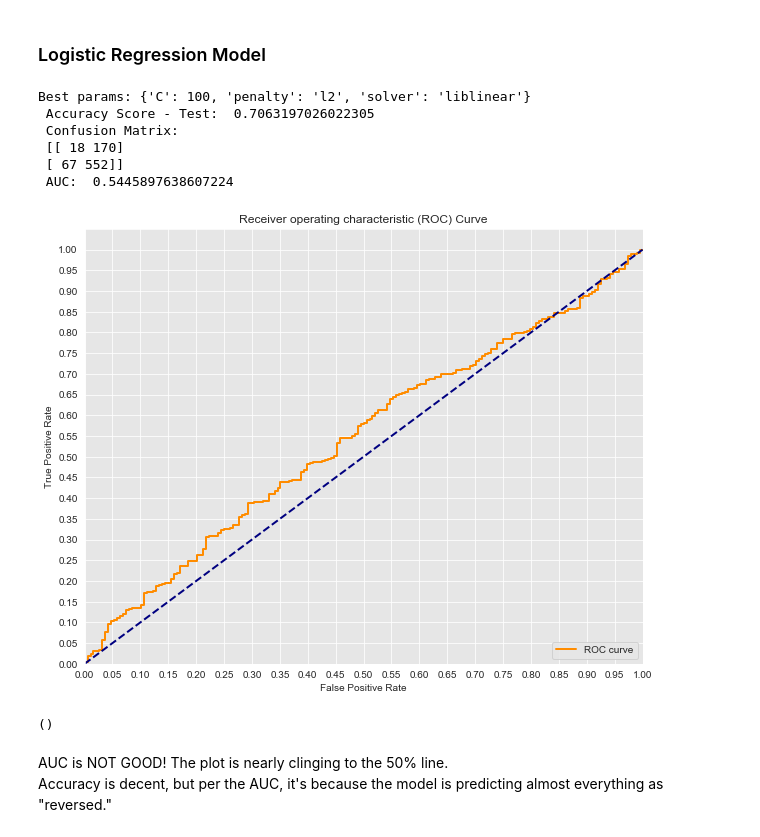
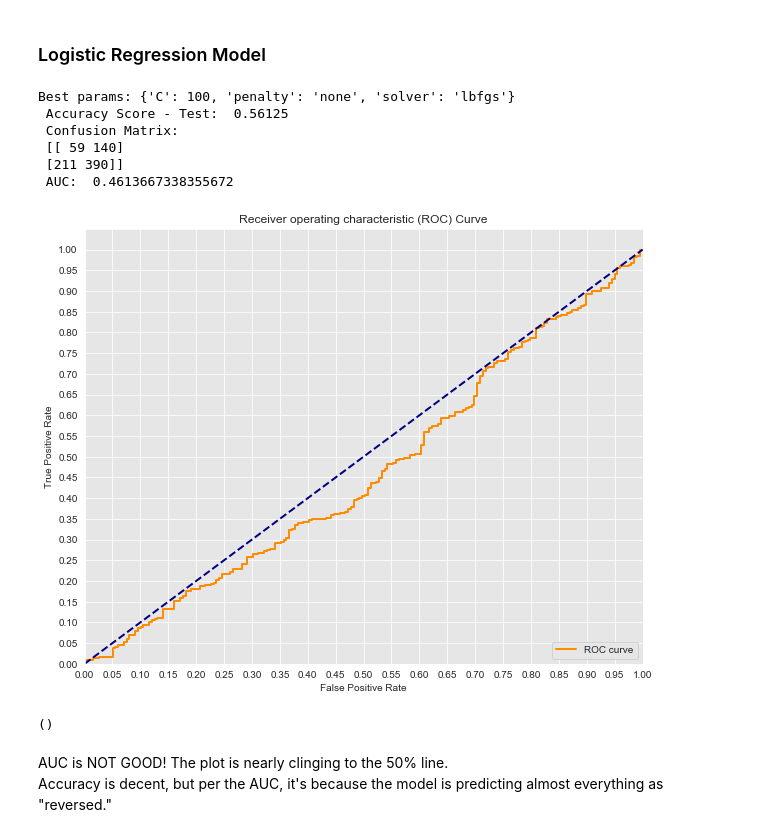
Before and after one commit to jnels13/NC_Litigation_Predictor, a Jupyter notebook: Litigation_Predictor.ipynb, the cells around one changed output. Saved outputs shown, nothing was run; the diff lists cells and outputs as text; code cells hidden in the pictures.

```diff
--- a/Litigation_Predictor.ipynb
+++ b/Litigation_Predictor.ipynb
@@ -121,0 +105,5 @@ X.shape
+# %%
+# Either/Or of the following two:
+X_gd = pd.get_dummies(X)
+ohe = OneHotEncoder(handle_unknown='ignore')
+X_ohe = ohe.fit_transform(X)
@@ -122,2 +148,5 @@ X.shape
 # %%
-X_train, X_test, y_train, y_test = train_test_split(X,y,random_state = 42, test_size = 0.3)
+X_train, X_test, y_train, y_test = train_test_split(X_ohe,y,random_state = 42, test_size = 0.3)
+# %%
+sm = SMOTE(sampling_strategy='auto', k_neighbors=2, random_state=42)
+X_train ,y_train = sm.fit_resample(X_train, y_train)
@@ -155,7 +188,8 @@ def logreg_fn(X_train, X_test, y_train, y_test, params):
 
     logreg_final = LogisticRegression(solver=best['solver'],
                                       penalty=best['penalty'],
-                                      C=best['C'])
+                                      C=best['C'],
+                                      random_state=12)
 
     logreg_final.fit(X_train, y_train)
     y_hat = logreg_final.predict(X_test)
@@ -172,19 +206,19 @@ def logreg_fn(X_train, X_test, y_train, y_test, params):
 
     return()
 # %%
-parameters = {'C':[100],
+parameters = {'C':[100,10,1,.1,.01],
               'penalty':['l1', 'l2', 'elasticnet', 'none'],
-              'solver':['liblinear']}
+              'solver':['liblinear', 'newton-cg', 'lbfgs', 'sag', 'saga']}
 
 logreg_fn(X_train, X_test, y_train, y_test, parameters)
 # %% [output]
-Best params: {'C': 100, 'penalty': 'l2', 'solver': 'liblinear'}
- Accuracy Score - Test:  0.7063197026022305
+Best params: {'C': 100, 'penalty': 'none', 'solver': 'lbfgs'}
+ Accuracy Score - Test:  0.56125
  Confusion Matrix:
- [[ 18 170]
- [ 67 552]]
- AUC:  0.5445897638607224
+ [[ 59 140]
+ [211 390]]
+ AUC:  0.4613667338355672
-[figure, old version]
+[figure, new version]
 ()
 # %% [markdown]
 AUC is NOT GOOD!  The plot is nearly clinging to the 50% line.
```
Also changed, not shown: parts of 15 cells of this notebook.
